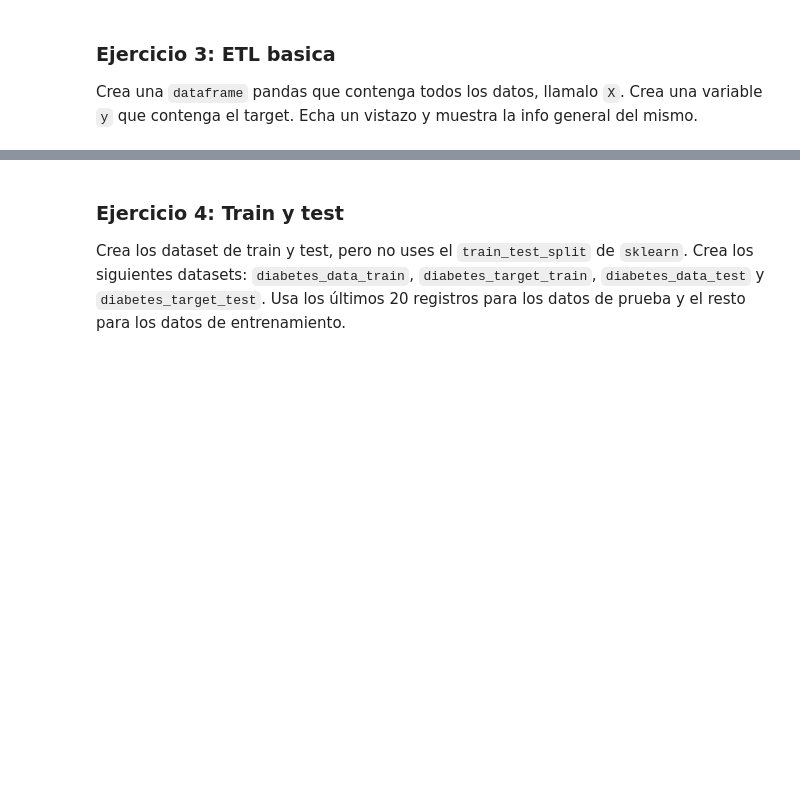
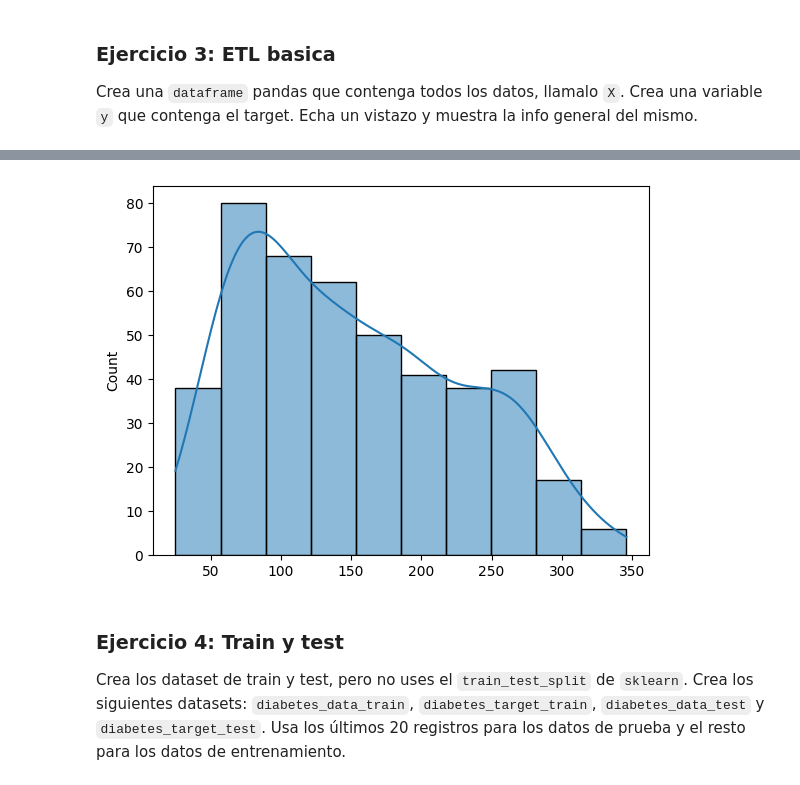
Before and after one commit to eleacos/DS-Online-Elena-Acosta, a Jupyter notebook: 04_Machine_Learning/Sprint_10/Unidad_01_ML_Supervisado_Regresion_Lineal_Regularizacion/02_Ejercicios_Workout/13_Ejercicios_Modelado_RL.ipynb, the cells around one changed output, grey strips where cells are left out. Cells and saved outputs as stored; diff of their text form; code cells hidden in the pictures; blank space fills up the shorter version.

```diff
--- a/04_Machine_Learning/Sprint_10/Unidad_01_ML_Supervisado_Regresion_Lineal_Regularizacion/02_Ejercicios_Workout/13_Ejercicios_Modelado_RL.ipynb
+++ b/04_Machine_Learning/Sprint_10/Unidad_01_ML_Supervisado_Regresion_Lineal_Regularizacion/02_Ejercicios_Workout/13_Ejercicios_Modelado_RL.ipynb
@@ -133,3 +153,8 @@ y = diabetes_df["target"]
+# %%
+sns.histplot(y, kde = True)
+plt.show()
+# %% [output]
+[figure, added]
 # %% [markdown]
 ### Ejercicio 4: Train y test
 
```
Also changed, not shown: parts of 62 cells of this notebook.
